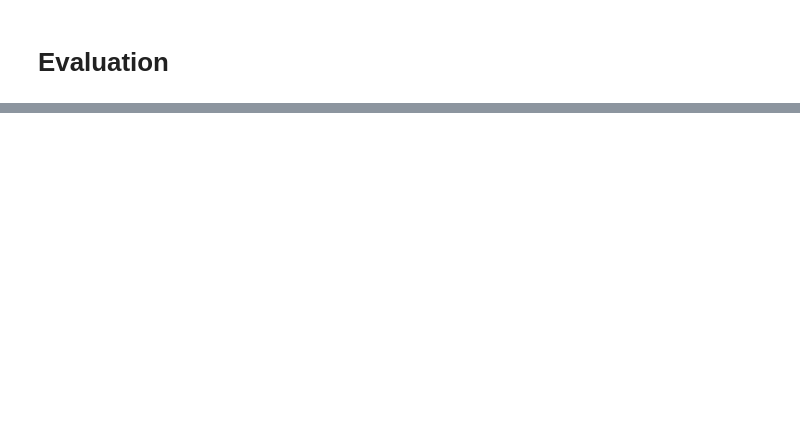
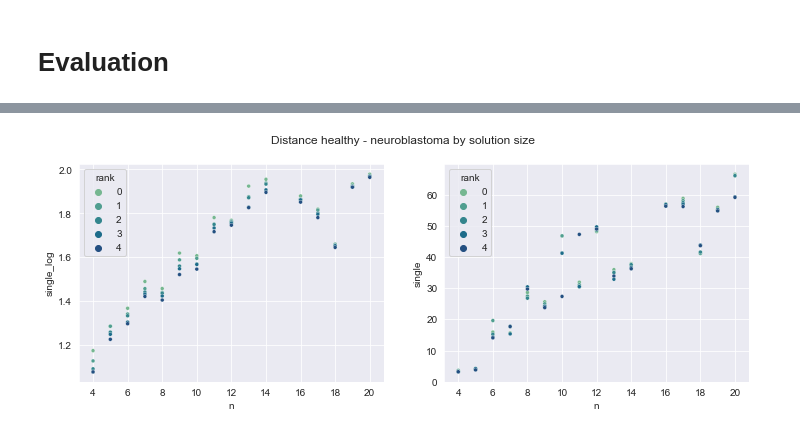
Before and after one commit to evelynbirnzain/bsc-thesis, a Jupyter notebook: src/evaluation.ipynb, the cells around one changed output, grey strips where cells are left out. Cells and saved outputs as stored; diff of their text form; code cells hidden in the pictures; blank space fills up the shorter version.

```diff
--- a/src/evaluation.ipynb
+++ b/src/evaluation.ipynb
@@ -5,0 +146,9 @@ dfs[0].head()
+# %%
+encs = []
+for n in ns:
+    encs.append(enc(dfs[0], n))
+    del dfs[0]
+# %%
+ev = pd.concat(encs).fillna(0)
+ev = ev.reset_index(drop=False).rename({"index": "rank"}, axis=1)
+ev.head()
@@ -5,0 +163,34 @@ dfs[0].head()
+# %%
+sns.set_style("darkgrid")
+ev = ev[ev.n != 15]
+# ev = ev[ev.n != 19]
+# ev = ev[ev.n != 20]
+fig, axs = plt.subplots(1, 2, figsize=(12, 4))
+pal = sns.color_palette("crest", n_colors=5)
+fig.suptitle("Distance healthy - neuroblastoma by solution size")
+sns.scatterplot(
+    x="n",
+    y="single_log",
+    data=ev,
+    ax=axs[0],
+    s=15,
+    hue="rank",
+    palette=pal,
+    legend=True,
+)
+# sns.lineplot(x="n", y="single_log", data=ev, ax=axs[0], err_style=None)
+
+sns.scatterplot(x="n", y="single", data=ev, ax=axs[1], s=15, hue="rank", palette=pal)
+# axs[1].legend(bbox_to_anchor=(1.2, 0.75), loc="upper right", borderaxespad=0)
+# sns.scatterplot(
+#   data=ev,
+#  x="single",
+# y="single_log",
+# hue="n",
+# ax=axs[2],
+# palette=sns.color_palette("crest", as_cmap=True),
+# )
+fig.savefig("../evaldistn.svg", format="svg", bbox_inches="tight")
+# sns.lineplot(x="n", y="single", data=ev, ax=axs[1], err_style=None)
+# %% [output]
+[figure, added]
```
Also changed, not shown: parts of 30 cells of this notebook, 6 other files.
